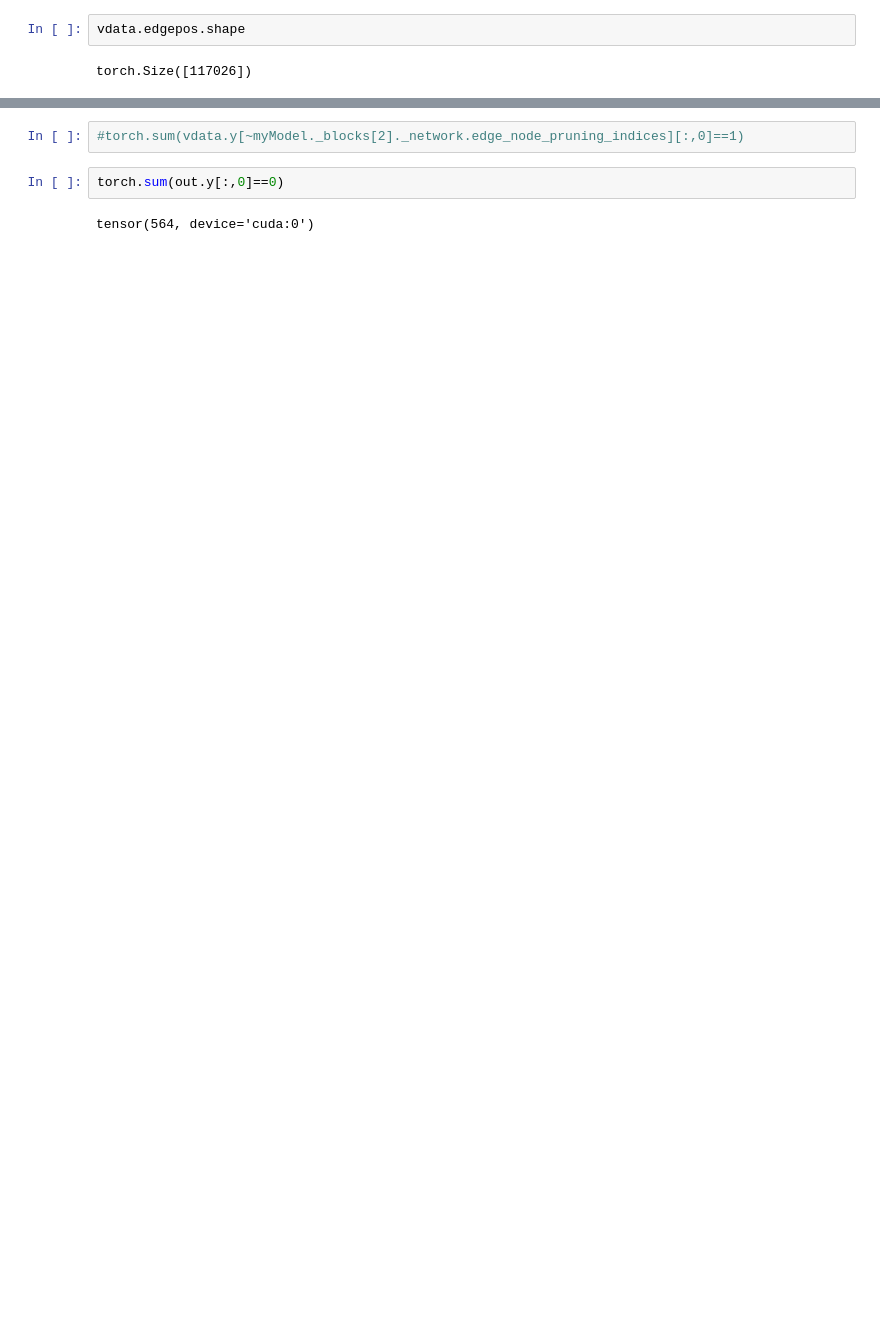
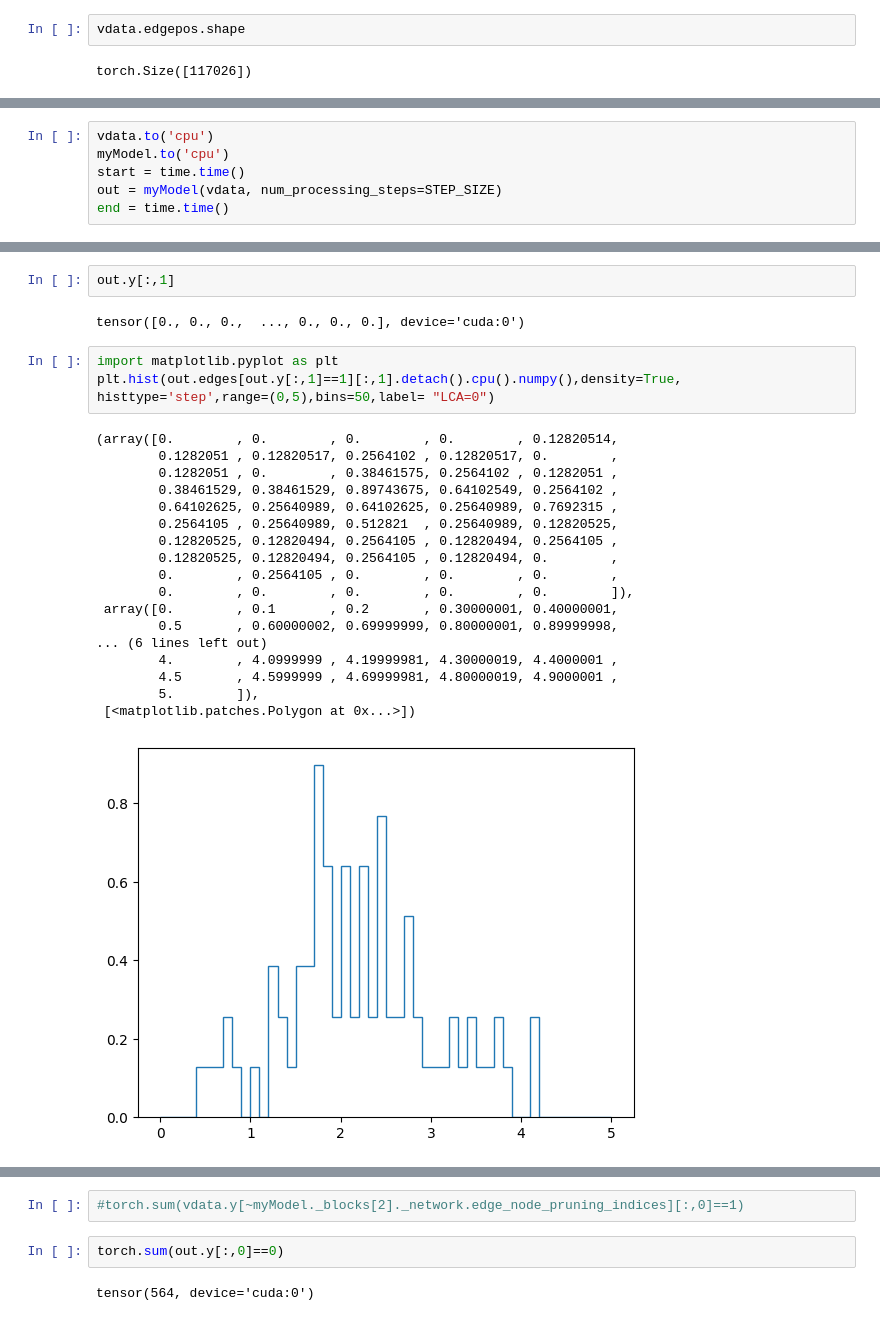
Before and after one commit to willsutcliffe/scalable_mtl_hgnn, a Jupyter notebook: Test.ipynb, the cells around one changed output, grey strips where cells are left out. Drawn from its saved outputs; the diff is of its cells as text; blank space fills up the shorter version.

```diff
--- a/Test.ipynb
+++ b/Test.ipynb
@@ -466,0 +541,6 @@ myModel._blocks[2]._network.node_weight_cut = 0.0005
+# %%
+vdata.to('cpu')
+myModel.to('cpu')
+start = time.time()
+out = myModel(vdata, num_processing_steps=STEP_SIZE)
+end = time.time()
@@ -466,0 +570,26 @@ myModel._blocks[2]._network.node_weight_cut = 0.0005
+# %%
+out.y[:,1]
+# %% [output]
+tensor([0., 0., 0.,  ..., 0., 0., 0.], device='cuda:0')
+# %%
+import matplotlib.pyplot as plt
+plt.hist(out.edges[out.y[:,1]==1][:,1].detach().cpu().numpy(),density=True, histtype='step',range=(0,5),bins=50,label= "LCA=0")
+# %% [output]
+(array([0.        , 0.        , 0.        , 0.        , 0.12820514,
+        0.1282051 , 0.12820517, 0.2564102 , 0.12820517, 0.        ,
+        0.1282051 , 0.        , 0.38461575, 0.2564102 , 0.1282051 ,
+        0.38461529, 0.38461529, 0.89743675, 0.64102549, 0.2564102 ,
+        0.64102625, 0.25640989, 0.64102625, 0.25640989, 0.7692315 ,
+        0.2564105 , 0.25640989, 0.512821  , 0.25640989, 0.12820525,
+        0.12820525, 0.12820494, 0.2564105 , 0.12820494, 0.2564105 ,
+        0.12820525, 0.12820494, 0.2564105 , 0.12820494, 0.        ,
+        0.        , 0.2564105 , 0.        , 0.        , 0.        ,
+        0.        , 0.        , 0.        , 0.        , 0.        ]),
+ array([0.        , 0.1       , 0.2       , 0.30000001, 0.40000001,
+        0.5       , 0.60000002, 0.69999999, 0.80000001, 0.89999998,
+... (6 lines left out)
+        4.        , 4.0999999 , 4.19999981, 4.30000019, 4.4000001 ,
+        4.5       , 4.5999999 , 4.69999981, 4.80000019, 4.9000001 ,
+        5.        ]),
+ [<matplotlib.patches.Polygon at 0x...>])
+[figure, added]
```
Also changed, not shown: parts of 58 cells of this notebook, 5 other files.
